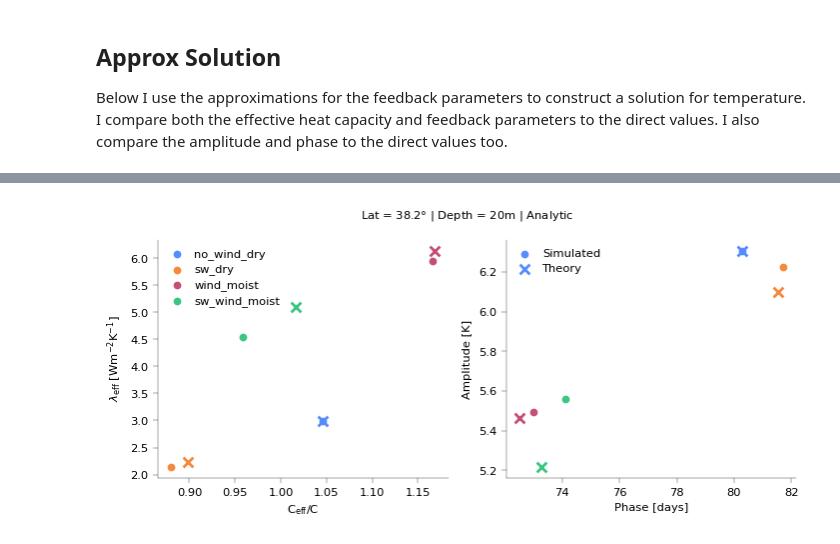
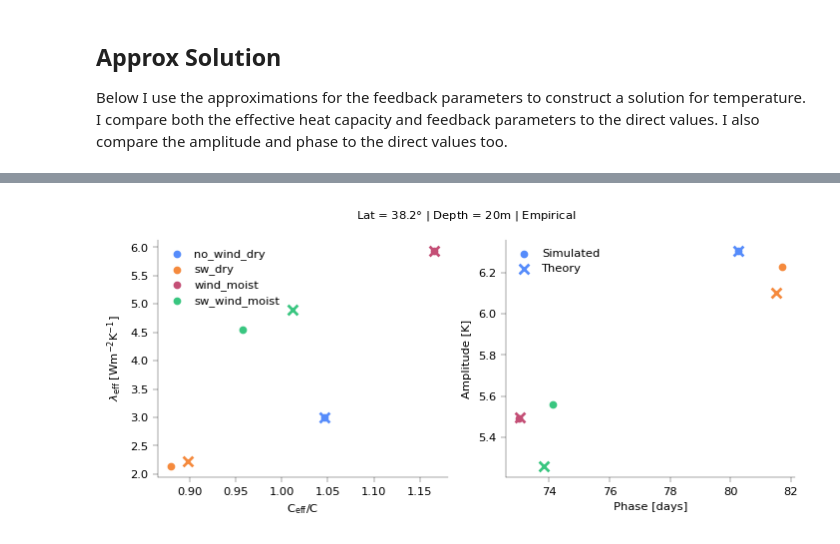
Before and after one commit to jduffield65/Isca, a Jupyter notebook: jobs/thesis_season/column/exp_comp.ipynb, the cells around one changed output, grey strips where cells are left out. Drawn from its saved outputs; the diff is of its cells as text; code cells hidden in the pictures.

```diff
--- a/jobs/thesis_season/column/exp_comp.ipynb
+++ b/jobs/thesis_season/column/exp_comp.ipynb
@@ -200,14 +207,6 @@ for i, key in enumerate(feedback_params['analytic']):
 feedback_params['analytic']['coef_amp_col'] = coef_temp['amp']['col']
 feedback_params['analytic']['coef_phase_col'] = coef_temp['phase']['col']
 feedback_params['analytic']['coef_phase_olr'] = coef_temp['phase']['rad_atm']
-
-params_use = 'analytic'
-lambda_s1_multiplier_theory, heat_cap_multiplier_theory = get_heat_cap_lambda_eff(**feedback_params[params_use], heat_cap_surf=ds.heat_capacity,
-                         pressure_heat_cap_atmos_calc=args_use['pressure_heat_cap_atmos_calc'], albedo=ds.albedo, sw_abs=ds.sw_abs)
-lambda_s1_eff_theory = feedback_params[params_use]['lambda_const'] * lambda_s1_multiplier_theory
-heat_capacity_eff_theory = ds.heat_capacity * heat_cap_multiplier_theory
-coef_phase_theory = np.arctan(omega * heat_capacity_eff_theory / lambda_s1_eff_theory)
-coef_amp_theory = coef_sw_amp / np.sqrt(omega ** 2 * heat_capacity_eff_theory ** 2 + lambda_s1_eff_theory ** 2)
 # %%
 def plot_feedback_params(feedback_params, params=None, ncols=3, figsize_per_panel=(4, 3)):
     """Plot empirical vs analytic feedback parameters for each experiment.
@@ -277,2 +378,8 @@ Below I use the approximations for the feedback parameters to construct a soluti
+# %%
+params_use = 'empirical'
+lambda_eff_theory, heat_cap_multiplier_theory, coef_phase_theory, coef_amp_theory = \
+    get_theory_quantities(feedback_params[params_use])
+tan_phase_theory = np.tan(coef_phase_theory)
+heat_capacity_eff_theory = heat_cap_multiplier_theory * ds.heat_capacity
 # %%
 fig, ax = plt.subplots(1, 1, sharex=True, sharey=True)
@@ -294,31 +401,32 @@ plt.show()
 # %%
 show_phase_time = True
 fig, ax = plt.subplots(1, 2)
 fig_resize(fig, utils.width['two_col'] * 1.5)
 for i in range(ds.exp.size):
-    ax[0].scatter(heat_cap_multiplier.isel(exp=i), lambda_s1_eff.isel(exp=i), color=f'C{i}', label=f'{ds.exp[i].values}',
+    ax[0].scatter(heat_cap_multiplier.isel(exp=i), lambda_s1_eff.isel(exp=i), color=f'C{i}',
+                  label=f'{ds.exp[i].values}',
                   marker='.', s=50, lw=2)
-    ax[0].scatter(heat_cap_multiplier_theory.isel(exp=i), lambda_s1_eff_theory.isel(exp=i),
+    ax[0].scatter(heat_cap_multiplier_theory.isel(exp=i), lambda_eff_theory.isel(exp=i),
                   color=f'C{i}', marker='x', s=50, lw=2)
-    ax[1].scatter(coef_phase.isel(exp=i)/omega/utils.day_seconds if show_phase_time else
+    ax[1].scatter(coef_phase.isel(exp=i) / omega / utils.day_seconds if show_phase_time else
                   (omega * heat_capacity_eff / lambda_s1_eff).isel(exp=i), coef_amp.isel(exp=i),
-                  color=f'C{i}', marker='.', s=50, lw=2, label='Simulated' if i==0 else None)
-    ax[1].scatter(coef_phase_theory.isel(exp=i)/omega/utils.day_seconds if show_phase_time else
-                  (omega * heat_capacity_eff_theory / lambda_s1_eff_theory).isel(exp=i), coef_amp_theory.isel(exp=i),
-                  color=f'C{i}', marker='x', s=50, lw=2, label='Theory' if i==0 else None)
+                  color=f'C{i}', marker='.', s=50, lw=2, label='Simulated' if i == 0 else None)
+    ax[1].scatter(np.arctan(tan_phase_theory).isel(exp=i) / omega / utils.day_seconds if show_phase_time else
+                  tan_phase_theory.isel(exp=i), coef_amp_theory.isel(exp=i),
+                  color=f'C{i}', marker='x', s=50, lw=2, label='Theory' if i == 0 else None)
     # ax[0].plot(ds.lat, heat_cap_multiplier_theory.isel(exp=i), color=f'C{i}', linestyle=':')
     # ax[1].plot(ds.lat, lambda_s1_eff.isel(exp=i), color=f'C{i}', label='Simulated' if i == 0 else None)
     # ax[1].plot(ds.lat, lambda_s1_eff_theory.isel(exp=i), color=f'C{i}', linestyle=':',
     #            label='Theory' if i == 0 else None)
 update_linewidth(fig)
 ax[0].legend()
 ax[1].legend()
 ax[0].set_xlabel("C$_{\\text{eff}}/$C")
 ax[0].set_ylabel("$\lambda_{\\text{eff}}$ [Wm$^{-2}\\text{K}^{-1}$]")
 ax[1].set_xlabel("Phase [days]" if show_phase_time else "$\\tan (\\phi)$")
 ax[1].set_ylabel("Amplitude [K]")
 fig.suptitle(f'Lat = {ds.lat.values:.1f}$\degree$ | Depth = {ds.depth.values:.0f}m | {params_use.capitalize()}')
 update_fontsize(fig, 7)
 plt.show()
 # %% [output]
-[figure, old version]
+[figure, new version]
```
Also changed, not shown: parts of 11 cells of this notebook.
